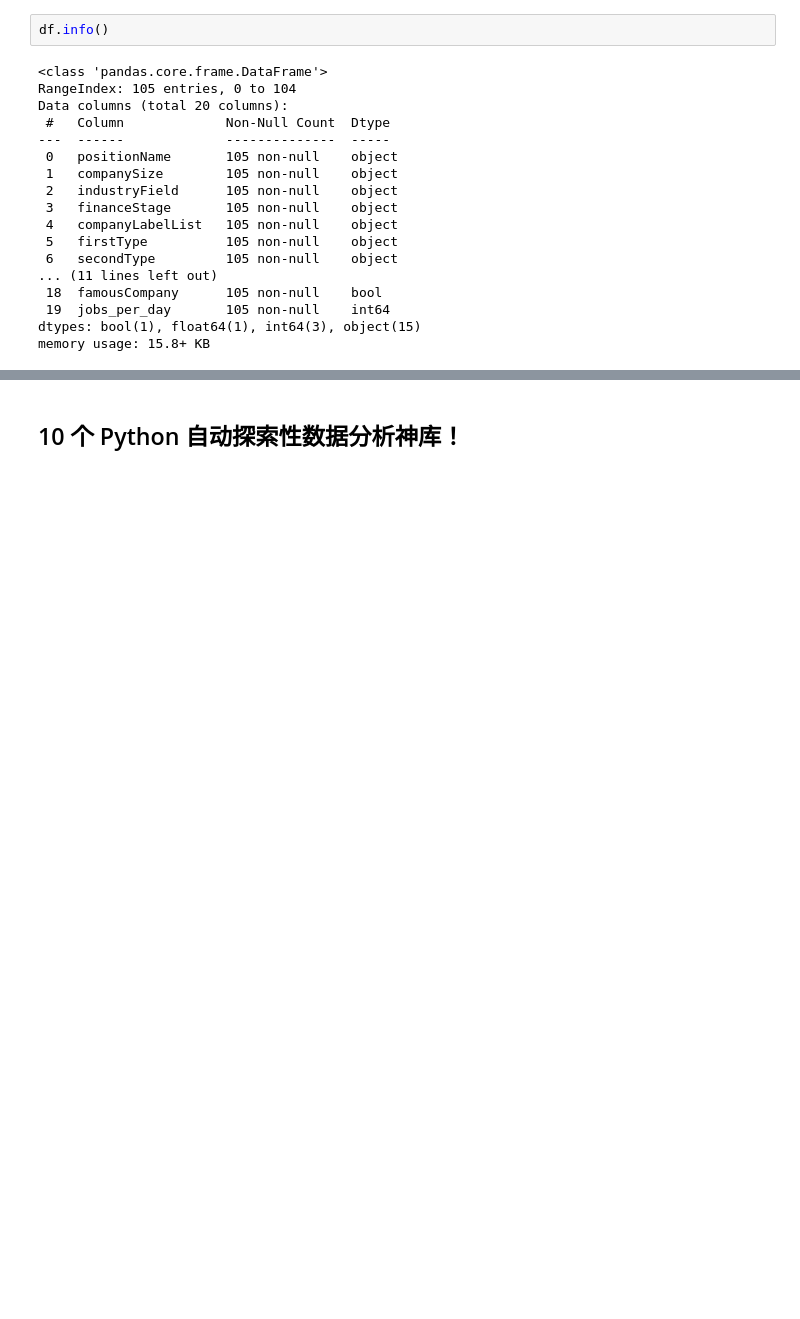
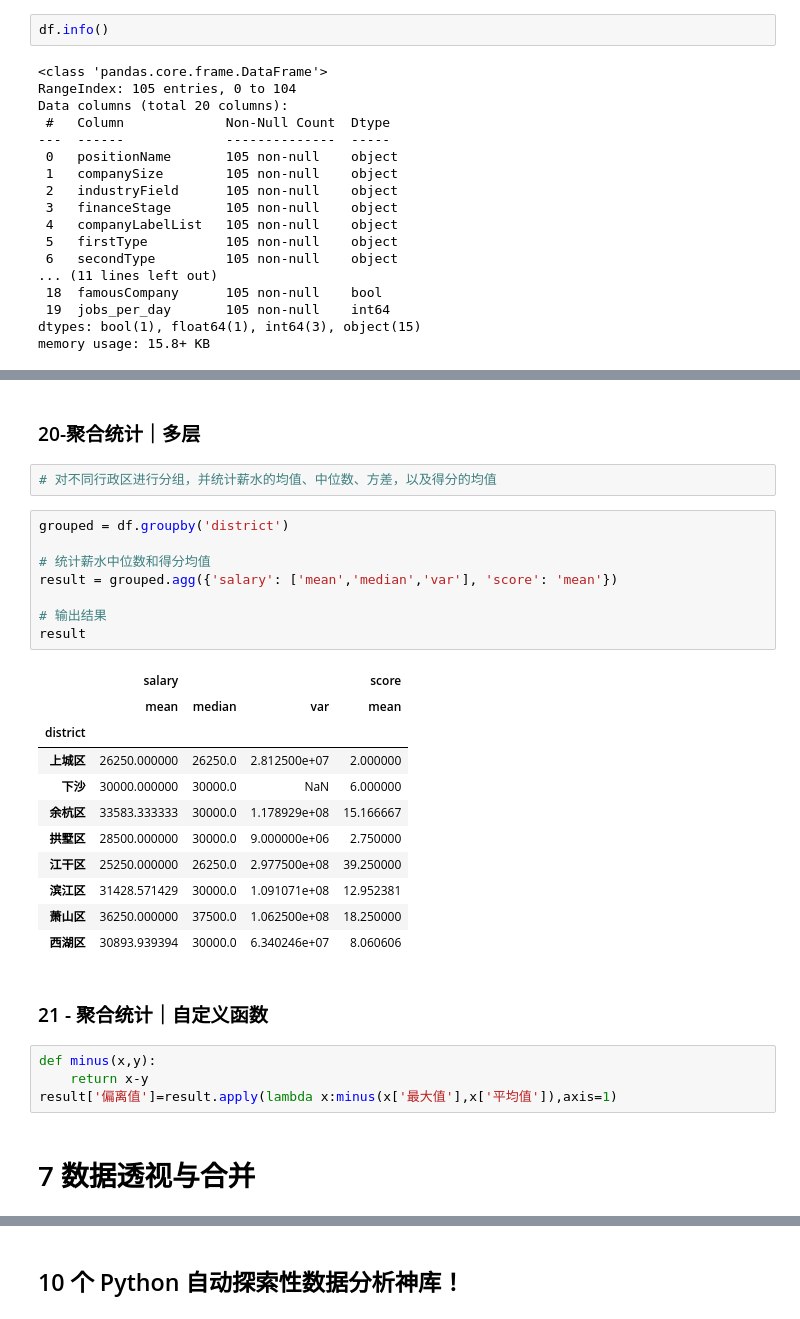
Before and after one commit to whgloveucq/jupyterfiles, a Jupyter notebook: OApractice/Pandas进阶修炼300题2.ipynb, the cells around one changed output, grey strips where cells are left out. Drawn from its saved outputs; the diff is of its cells as text; blank space fills up the shorter version.

```diff
--- a/OApractice/Pandas进阶修炼300题2.ipynb
+++ b/OApractice/Pandas进阶修炼300题2.ipynb
@@ -1069,0 +1180,32 @@ TypeError: Must provide 'func' or tuples of '(column, aggfunc).
+# %% [markdown]
+### 20-聚合统计｜多层
+# %%
+# 对不同行政区进行分组，并统计薪水的均值、中位数、方差，以及得分的均值
+# %%
+grouped = df.groupby('district')
+
+# 统计薪水中位数和得分均值
+result = grouped.agg({'salary': ['mean','median','var'], 'score': 'mean'})
+
+# 输出结果
+result
+# %% [output]
+|  | salary |  |  | score |
+|  | mean | median | var | mean |
+| district |  |  |  |  |
+| 上城区 | 26250.000000 | 26250.0 | 2.812500e+07 | 2.000000 |
+| 下沙 | 30000.000000 | 30000.0 | NaN | 6.000000 |
+| 余杭区 | 33583.333333 | 30000.0 | 1.178929e+08 | 15.166667 |
+| 拱墅区 | 28500.000000 | 30000.0 | 9.000000e+06 | 2.750000 |
+| 江干区 | 25250.000000 | 26250.0 | 2.977500e+08 | 39.250000 |
+| 滨江区 | 31428.571429 | 30000.0 | 1.091071e+08 | 12.952381 |
+| 萧山区 | 36250.000000 | 37500.0 | 1.062500e+08 | 18.250000 |
+| 西湖区 | 30893.939394 | 30000.0 | 6.340246e+07 | 8.060606 |
+# %% [markdown]
+### 21 - 聚合统计｜自定义函数
+# %%
+def minus(x,y):
+    return x-y
+result['偏离值']=result.apply(lambda x:minus(x['最大值'],x['平均值']),axis=1)
+# %% [markdown]
+# 7 数据透视与合并
```
Also changed, not shown: parts of 22 cells of this notebook.
